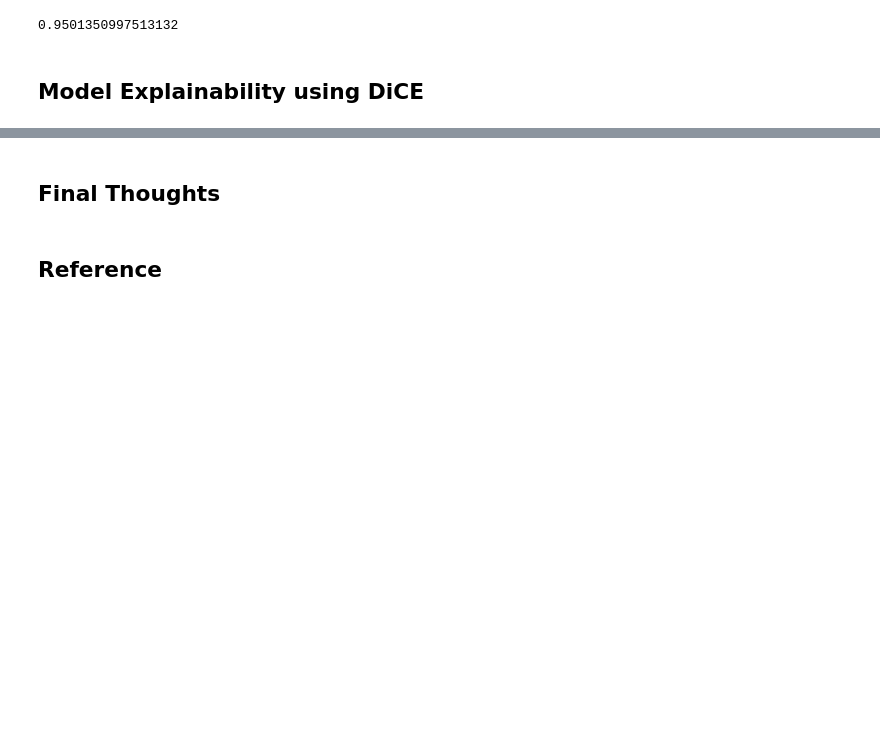
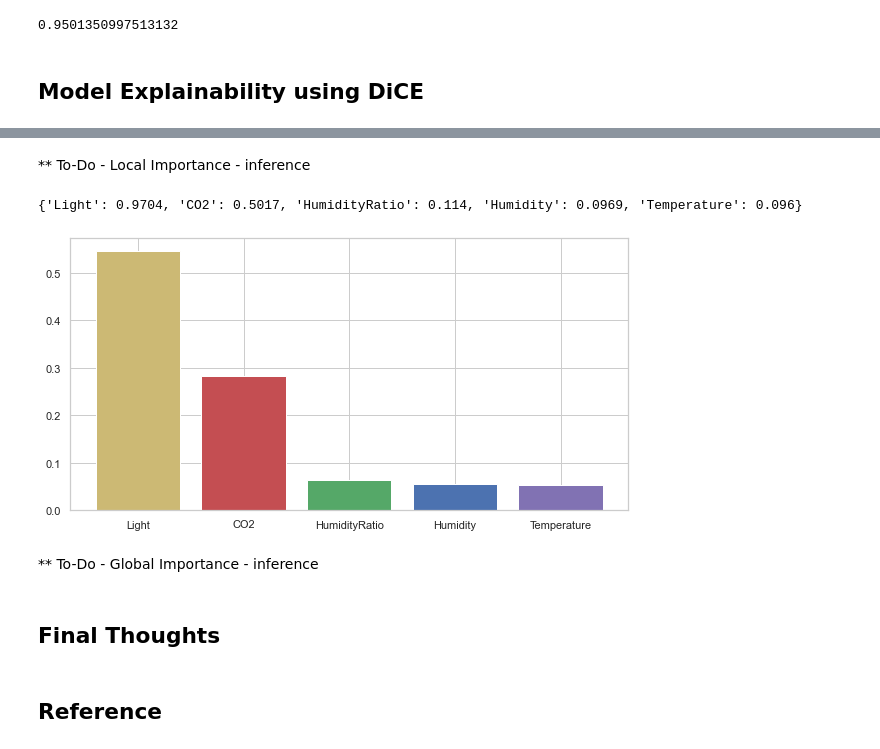
Before and after one commit to PacktPublishing/Applied-Machine-Learning-Explainability-Techniques, a Jupyter notebook: Chapter09/DiCE_example.ipynb, the cells around one changed output, grey strips where cells are left out. Drawn from its saved outputs; the diff is of its cells as text; code cells hidden in the pictures; blank space fills up the shorter version.

```diff
--- a/Chapter09/DiCE_example.ipynb
+++ b/Chapter09/DiCE_example.ipynb
@@ -228,0 +274,20 @@ model_object = dice_ml.Model(model_path = model, backend='sklearn') # Creating S
+# %% [markdown]
+** To-Do - Local Importance - inference
+# %%
+# Looking for Global Importance
+global_importance = explainer.global_feature_importance(df_train[0:1000][numeric], total_CFs=10, posthoc_sparsity_param=None)
+print(global_importance.summary_importance)
+# %% [output]
+{'Light': 0.9704, 'CO2': 0.5017, 'HumidityRatio': 0.114, 'Humidity': 0.0969, 'Temperature': 0.096}
+# %%
+plt.figure(figsize=(10,5))
+plt.bar(range(len(global_importance.summary_importance)),
+        list(global_importance.summary_importance.values())/(np.sum(list(global_importance.summary_importance.values()))),
+        tick_label=list(global_importance.summary_importance.keys()),
+        color = list('yrgbmc')
+       )
+plt.show()
+# %% [output]
+[figure, added]
+# %% [markdown]
+** To-Do - Global Importance - inference
```
Also changed, not shown: parts of 8 cells of this notebook.
